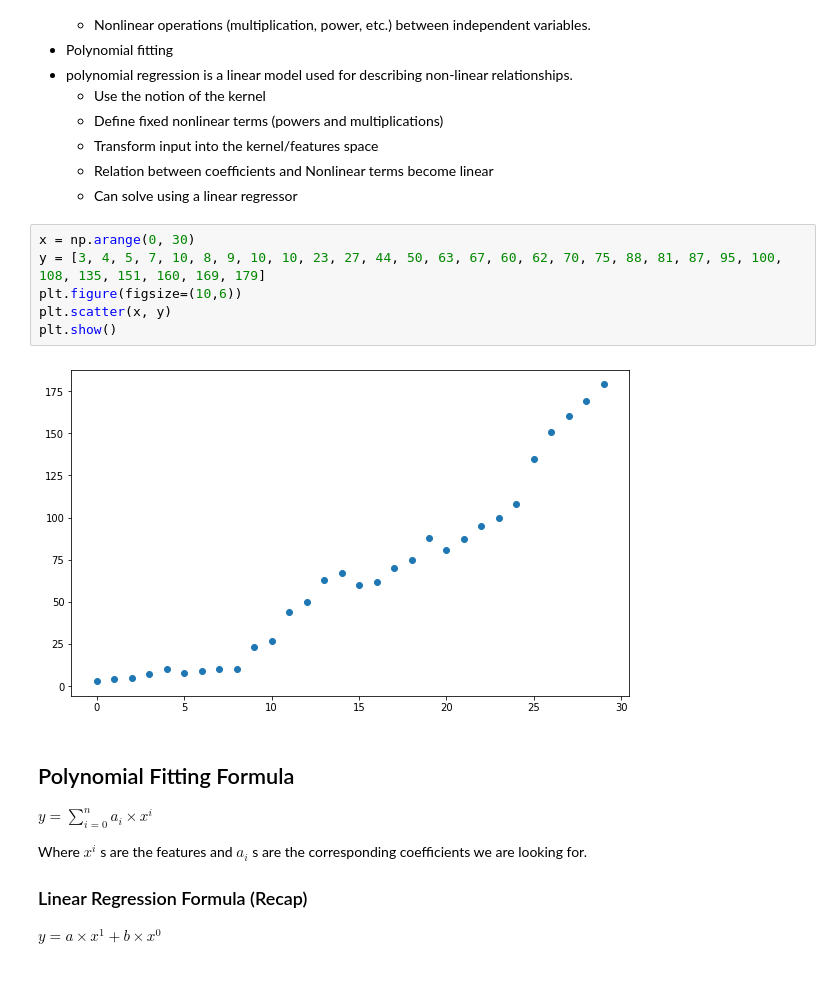
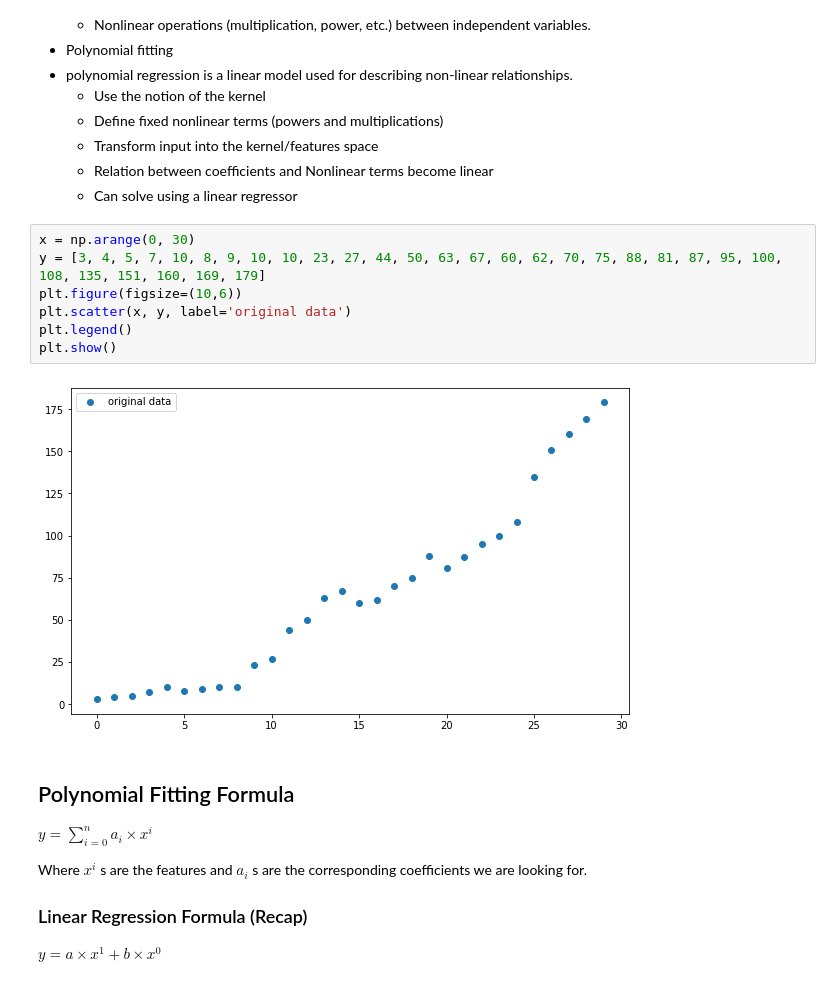
Before and after one commit to phytooracle/AG2PI_Introduction_to_Scientific_Computing, a Jupyter notebook: session2/MachineLearningSection/notebook.ipynb, the cells around one changed output. Drawn from its saved outputs; the diff is of its cells as text.

```diff
--- a/session2/MachineLearningSection/notebook.ipynb
+++ b/session2/MachineLearningSection/notebook.ipynb
@@ -103,11 +103,12 @@ R-squared: 0.727487
 # %%
 x = np.arange(0, 30)
 y = [3, 4, 5, 7, 10, 8, 9, 10, 10, 23, 27, 44, 50, 63, 67, 60, 62, 70, 75, 88, 81, 87, 95, 100, 108, 135, 151, 160, 169, 179]
 plt.figure(figsize=(10,6))
-plt.scatter(x, y)
+plt.scatter(x, y, label='original data')
+plt.legend()
 plt.show()
 # %% [output]
-[figure, old version]
+[figure, new version]
 # %% [markdown]
 ## Polynomial Fitting Formula
 
```
Also changed, not shown: parts of 5 cells of this notebook.
